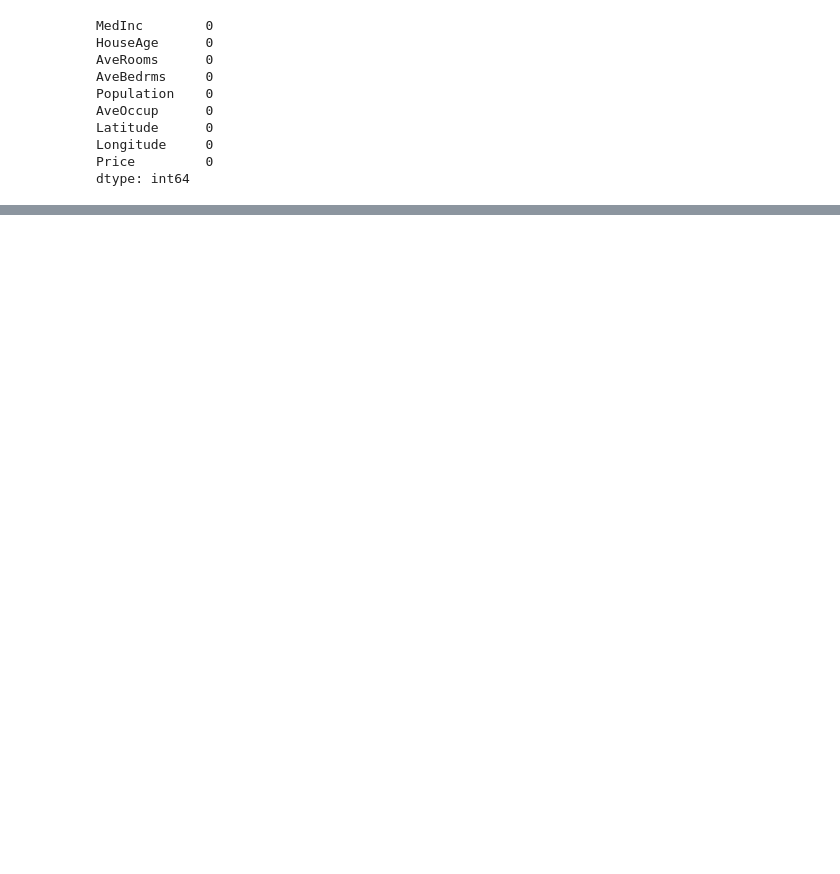
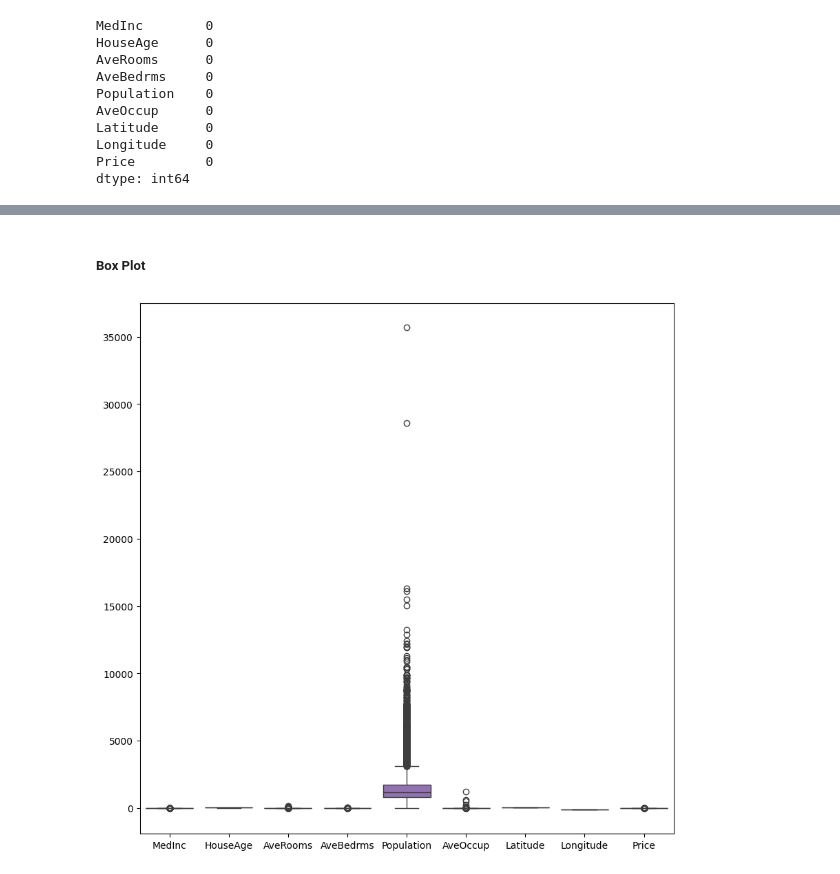
Before and after one commit to Luv-Ratan4/DataScience, a Jupyter notebook: Machine Learning/Projects/Linear Regression/Predicting House Prices/PredictingHousePrices.ipynb, the cells around one changed output, grey strips where cells are left out. Drawn from its saved outputs; the diff is of its cells as text; code cells hidden in the pictures; blank space fills up the shorter version.

```diff
--- a/Machine Learning/Projects/Linear Regression/Predicting House Prices/PredictingHousePrices.ipynb
+++ b/Machine Learning/Projects/Linear Regression/Predicting House Prices/PredictingHousePrices.ipynb
@@ -188,0 +230,8 @@ dtype: int64
+# %% [markdown]
+##### Box Plot
+# %%
+fig, ax = plt.subplots(figsize=(10,10))
+sns.boxplot(data = dataset,ax = ax)
+plt.savefig("boxPlot.jpg")
+# %% [output]
+[figure, added]
```
Also changed, not shown: parts of 16 cells of this notebook, 3 other files.
